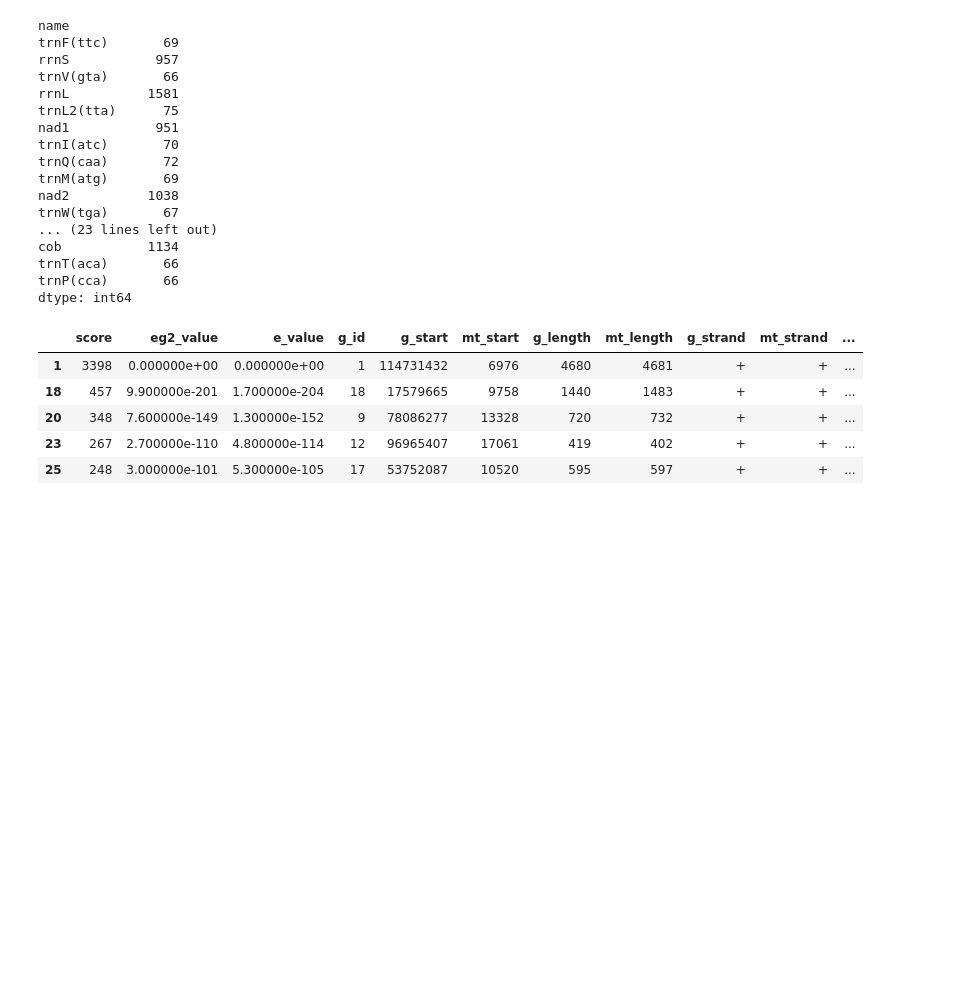
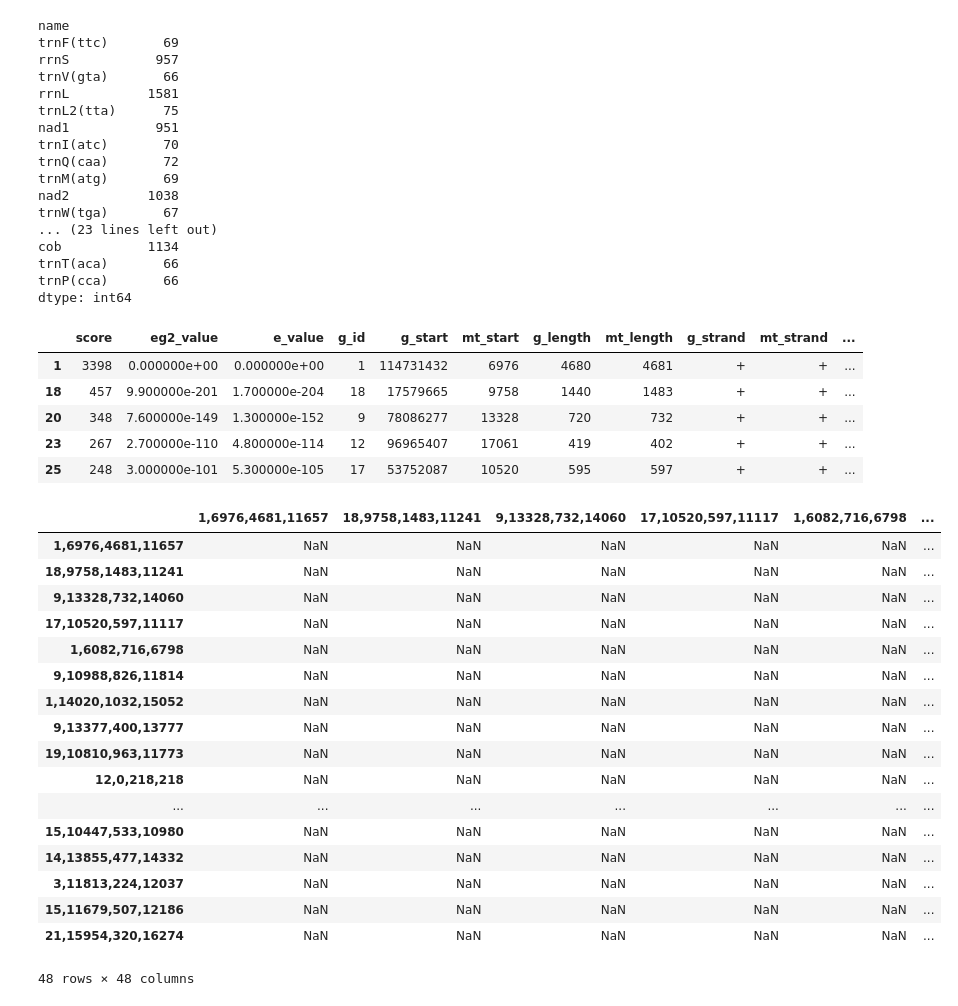
Before and after one commit to balintbiro/Oryctolagus_cuniculus_numts, a Jupyter notebook: codes/trials/mt_visualization_matrix_based.ipynb, the cells around one changed output. Saved outputs shown, nothing was run; the diff lists cells and outputs as text; code cells hidden in the pictures; blank space fills up the shorter version.

```diff
--- a/codes/trials/mt_visualization_matrix_based.ipynb
+++ b/codes/trials/mt_visualization_matrix_based.ipynb
@@ -110,6 +110,26 @@ for g_id, mt_start, mt_length in zip(g_ids, mt_starts, mt_lengths):
         tracks.append(g_id+','+str(mt_start)+','+str(mt_length)+','+str(mt_end))
 # %%
 df=pd.DataFrame(columns=tracks, index=tracks)
+df
+# %% [output]
+|  | 1,6976,4681,11657 | 18,9758,1483,11241 | 9,13328,732,14060 | 17,10520,597,11117 | 1,6082,716,6798 | ... |
+| 1,6976,4681,11657 | NaN | NaN | NaN | NaN | NaN | ... |
+| 18,9758,1483,11241 | NaN | NaN | NaN | NaN | NaN | ... |
+| 9,13328,732,14060 | NaN | NaN | NaN | NaN | NaN | ... |
+| 17,10520,597,11117 | NaN | NaN | NaN | NaN | NaN | ... |
+| 1,6082,716,6798 | NaN | NaN | NaN | NaN | NaN | ... |
+| 9,10988,826,11814 | NaN | NaN | NaN | NaN | NaN | ... |
+| 1,14020,1032,15052 | NaN | NaN | NaN | NaN | NaN | ... |
+| 9,13377,400,13777 | NaN | NaN | NaN | NaN | NaN | ... |
+| 19,10810,963,11773 | NaN | NaN | NaN | NaN | NaN | ... |
+| 12,0,218,218 | NaN | NaN | NaN | NaN | NaN | ... |
+| ... | ... | ... | ... | ... | ... | ... |
+| 15,10447,533,10980 | NaN | NaN | NaN | NaN | NaN | ... |
+| 14,13855,477,14332 | NaN | NaN | NaN | NaN | NaN | ... |
+| 3,11813,224,12037 | NaN | NaN | NaN | NaN | NaN | ... |
+| 15,11679,507,12186 | NaN | NaN | NaN | NaN | NaN | ... |
+| 21,15954,320,16274 | NaN | NaN | NaN | NaN | NaN | ... |
+48 rows × 48 columns
 # %%
 def df_filler(column):
     outer_range=list(np.arange(int(column.split(',')[1]), int(column.split(',')[3])))
```
Also changed, not shown: parts of 7 cells of this notebook.
